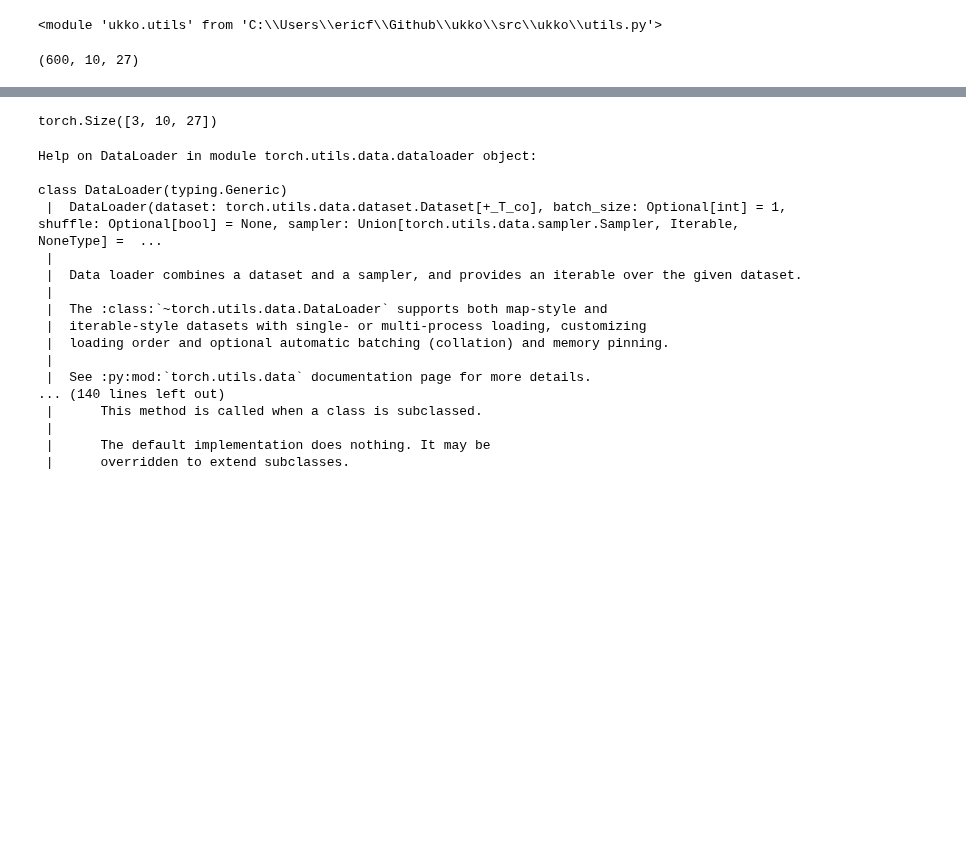
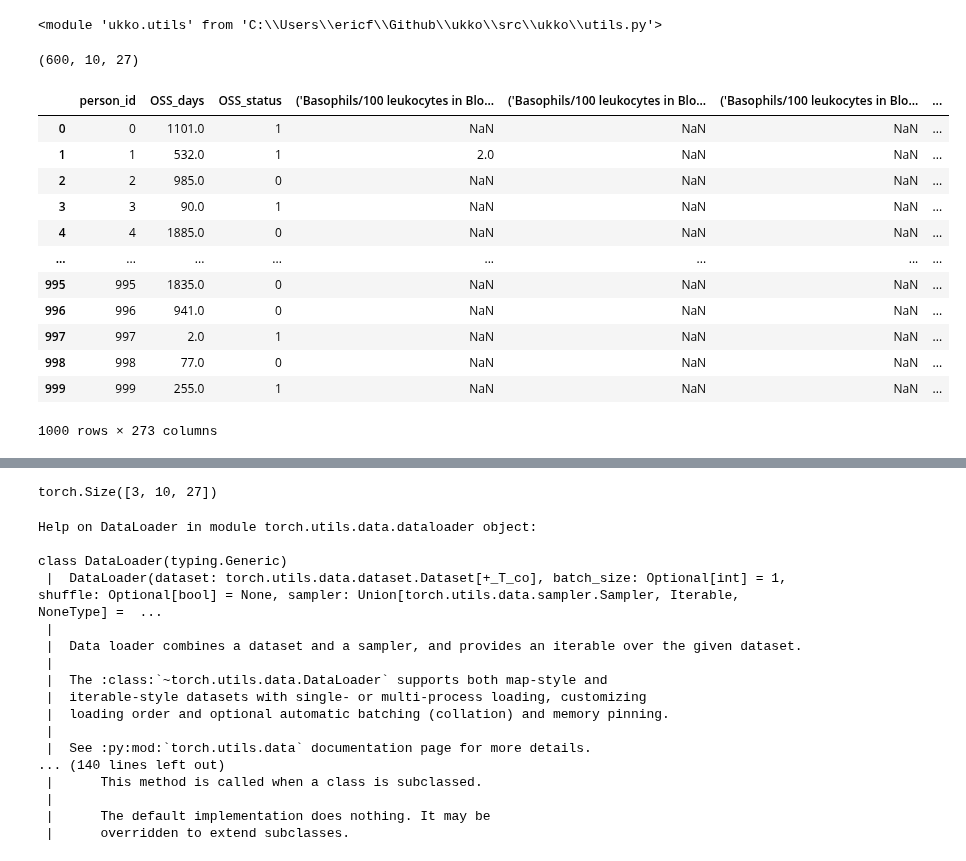
Before and after one commit to eric-fey-hus/ukko, a Jupyter notebook: torchsurv_AML_model.ipynb, the cells around one changed output, grey strips where cells are left out. Saved outputs shown, nothing was run; the diff lists cells and outputs as text; code cells hidden in the pictures; blank space fills up the shorter version.

```diff
--- a/torchsurv_AML_model.ipynb
+++ b/torchsurv_AML_model.ipynb
@@ -459,3 +458,19 @@ df_y = df_train.iloc[:,:3]
 data_3d.shape
 # %% [output]
 (600, 10, 27)
+# %%
+df_xy
+# %% [output]
+|  | person_id | OSS_days | OSS_status | ('Basophils/100 leukocytes in Blo... | ('Basophils/100 leukocytes in Blo... | ('Basophils/100 leukocytes in Blo... | ... |
+| 0 | 0 | 1101.0 | 1 | NaN | NaN | NaN | ... |
+| 1 | 1 | 532.0 | 1 | 2.0 | NaN | NaN | ... |
+| 2 | 2 | 985.0 | 0 | NaN | NaN | NaN | ... |
+| 3 | 3 | 90.0 | 1 | NaN | NaN | NaN | ... |
+| 4 | 4 | 1885.0 | 0 | NaN | NaN | NaN | ... |
+| ... | ... | ... | ... | ... | ... | ... | ... |
+| 995 | 995 | 1835.0 | 0 | NaN | NaN | NaN | ... |
+| 996 | 996 | 941.0 | 0 | NaN | NaN | NaN | ... |
+| 997 | 997 | 2.0 | 1 | NaN | NaN | NaN | ... |
+| 998 | 998 | 77.0 | 0 | NaN | NaN | NaN | ... |
+| 999 | 999 | 255.0 | 1 | NaN | NaN | NaN | ... |
+1000 rows × 273 columns
```
Also changed, not shown: parts of 6 cells of this notebook, 1 other file.
